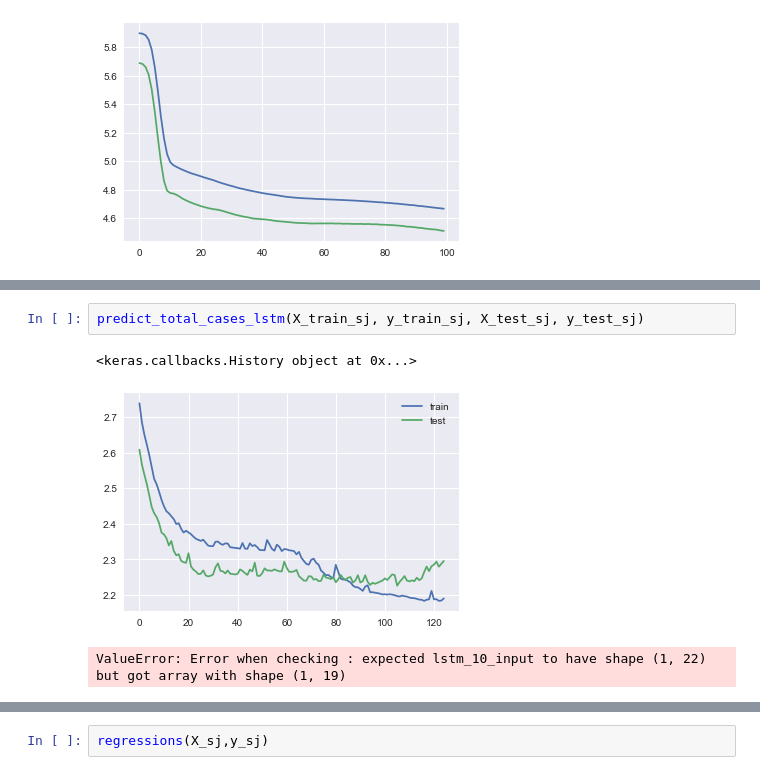
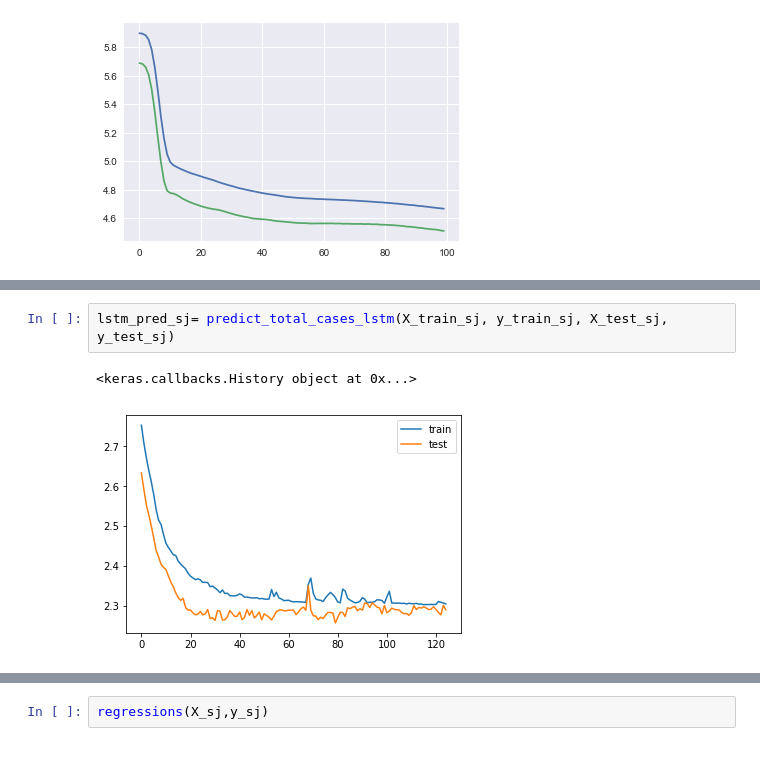
Before and after one commit to Graflinger/DengAI, a Jupyter notebook: DengAI.ipynb, the cells around one changed output, grey strips where cells are left out. Saved outputs shown, nothing was run; the diff lists cells and outputs as text.

```diff
--- a/DengAI.ipynb
+++ b/DengAI.ipynb
@@ -628,6 +629,5 @@ pred_model_3_sj =  predict_total_cases_model(X_train_sj, y_train_sj, X_test_sj,
 # %%
-predict_total_cases_lstm(X_train_sj, y_train_sj, X_test_sj, y_test_sj)
+lstm_pred_sj= predict_total_cases_lstm(X_train_sj, y_train_sj, X_test_sj, y_test_sj)
 # %% [output]
 <keras.callbacks.History object at 0x...>
-[figure, old version]
+[figure, new version]
-ValueError: Error when checking : expected lstm_10_input to have shape (1, 22) but got array with shape (1, 19)
```
Also changed, not shown: parts of 23 cells of this notebook, 4 other files.
